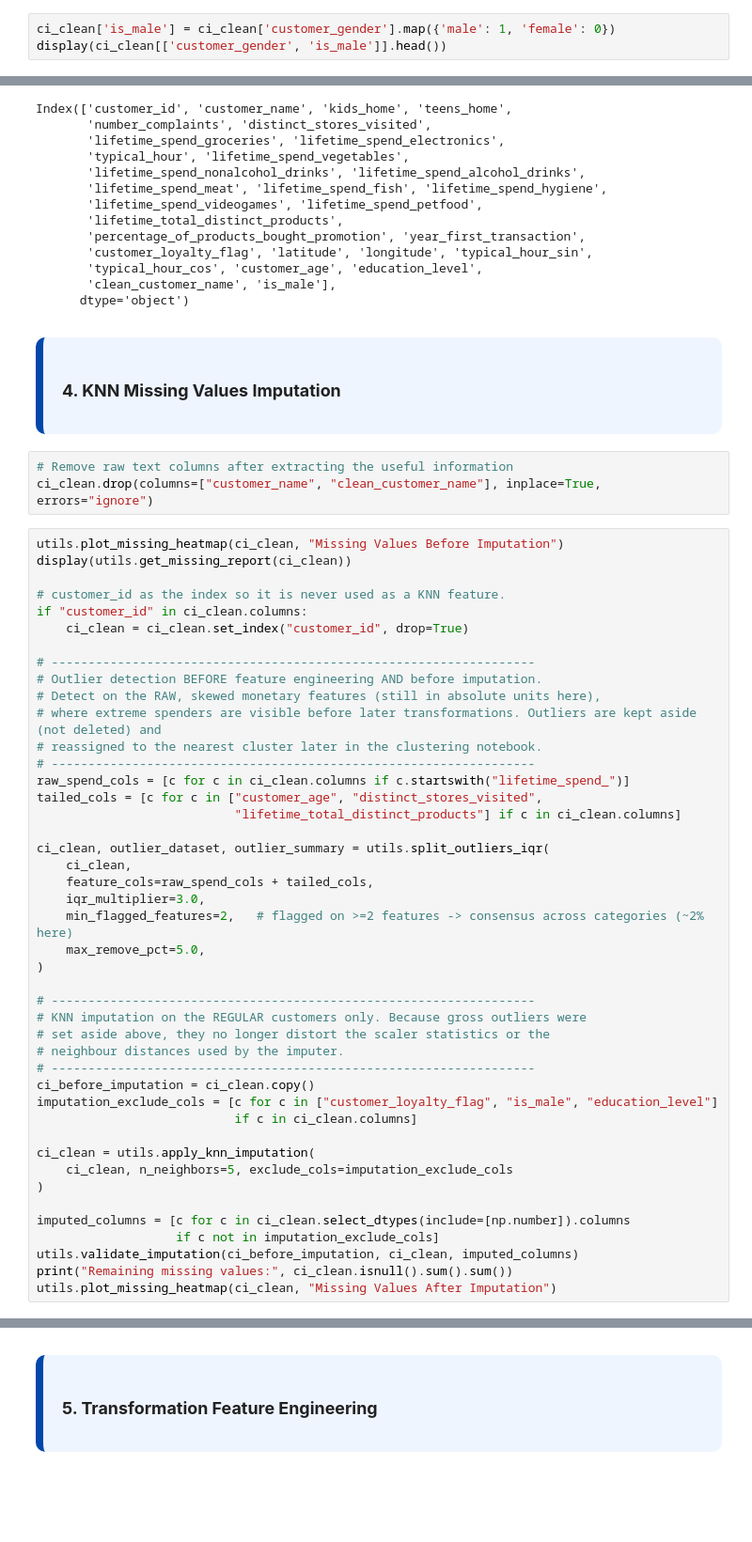
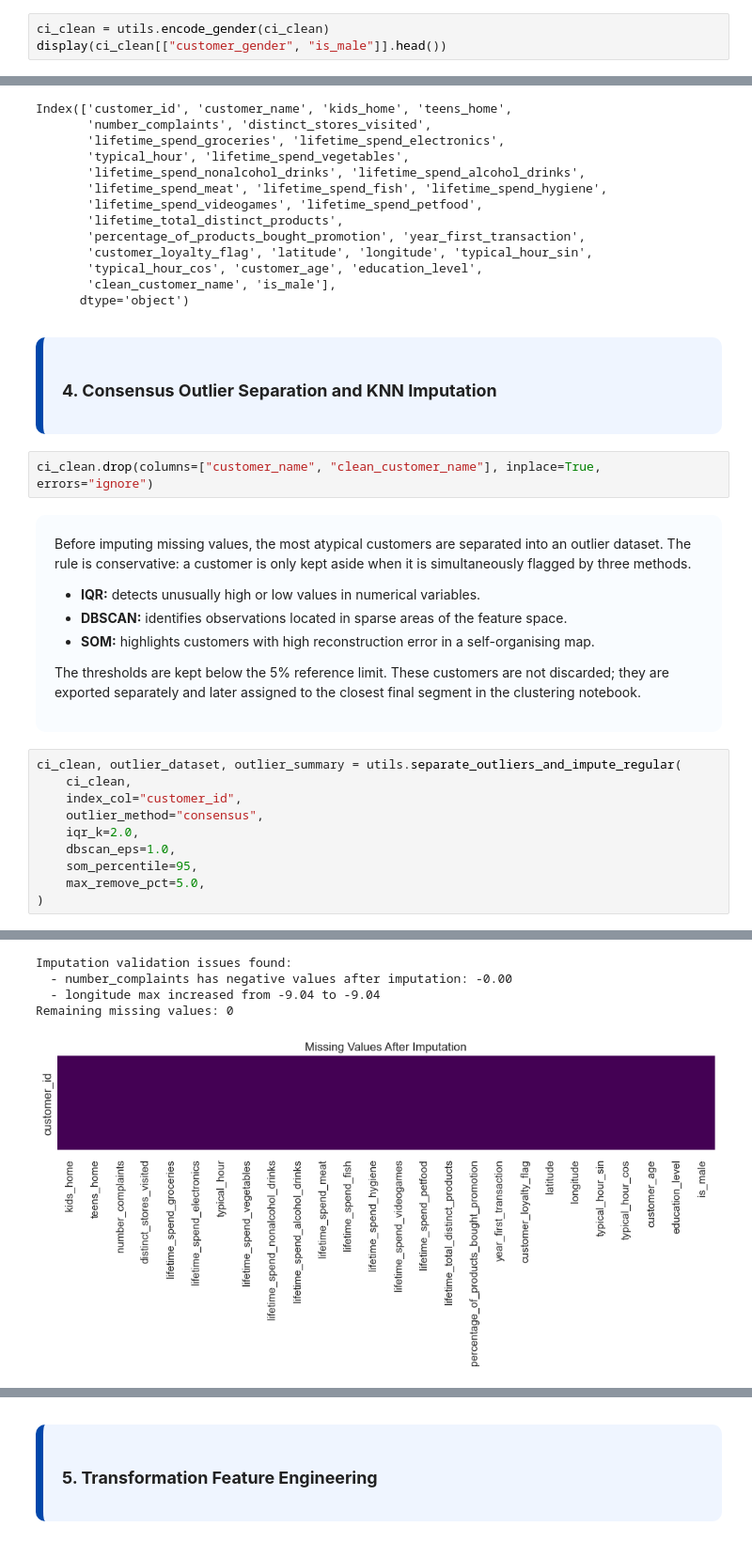
Before and after one commit to CarlotaMarto/CostumerSegP_MLII, a Jupyter notebook: preprocessing/01_eda_preprocessing.ipynb, the cells around one changed output, grey strips where cells are left out. Shown at 94% size. Cells and saved outputs as stored; diff of their text form; blank space fills up the shorter version.

```diff
--- a/preprocessing/01_eda_preprocessing.ipynb
+++ b/preprocessing/01_eda_preprocessing.ipynb
@@ -860,8 +747,8 @@ Name: count, dtype: int64
 | 3 | John Kelling | John Kelling | 12 |
 | 4 | Arthur Dematteo | Arthur Dematteo | 12 |
 # %%
-ci_clean['is_male'] = ci_clean['customer_gender'].map({'male': 1, 'female': 0})
-display(ci_clean[['customer_gender', 'is_male']].head())
+ci_clean = utils.encode_gender(ci_clean)
+display(ci_clean[["customer_gender", "is_male"]].head())
 # %% [output]
 |  | customer_gender | is_male |
 | 0 | female | 0 |
@@ -921,56 +808,33 @@ Index(['customer_id', 'customer_name', 'kids_home', 'teens_home',
        'clean_customer_name', 'is_male'],
       dtype='object')
 # %% [markdown]
-<a id="section-4-missing-values-imputation"></a>
+<a id="section-4-outlier-separation-and-imputation"></a>
 <div style="background-color:#EFF5FF; padding:20px; border-radius:10px; border-left:8px solid #0047AB;">
-<h3><b>4. KNN Missing Values Imputation</b></h3>
+<h3><b>4. Consensus Outlier Separation and KNN Imputation</b></h3>
 </div>
 # %%
-# Remove raw text columns after extracting the useful information
 ci_clean.drop(columns=["customer_name", "clean_customer_name"], inplace=True, errors="ignore")
+# %% [markdown]
+<div style="background-color:#F9FCFF; padding:20px; border-radius:10px;">
+
+Before imputing missing values, the most atypical customers are separated into an outlier dataset. The rule is conservative: a customer is only kept aside when it is simultaneously flagged by three methods.
+
+* <b>IQR:</b> detects unusually high or low values in numerical variables.
+* <b>DBSCAN:</b> identifies observations located in sparse areas of the feature space.
+* <b>SOM:</b> highlights customers with high reconstruction error in a self-organising map.
+
+The thresholds are kept below the 5% reference limit. These customers are not discarded; they are exported separately and later assigned to the closest final segment in the clustering notebook.
+
+</div>
 # %%
-utils.plot_missing_heatmap(ci_clean, "Missing Values Before Imputation")
-display(utils.get_missing_report(ci_clean))
-
-# customer_id as the index so it is never used as a KNN feature.
-if "customer_id" in ci_clean.columns:
-    ci_clean = ci_clean.set_index("customer_id", drop=True)
-
-# ------------------------------------------------------------------
-# Outlier detection BEFORE feature engineering AND before imputation.
-# Detect on the RAW, skewed monetary features (still in absolute units here),
-# where extreme spenders are visible before later transformations. Outliers are kept aside (not deleted) and
-# reassigned to the nearest cluster later in the clustering notebook.
-# ------------------------------------------------------------------
-raw_spend_cols = [c for c in ci_clean.columns if c.startswith("lifetime_spend_")]
-tailed_cols = [c for c in ["customer_age", "distinct_stores_visited",
-                           "lifetime_total_distinct_products"] if c in ci_clean.columns]
-
-ci_clean, outlier_dataset, outlier_summary = utils.split_outliers_iqr(
+ci_clean, outlier_dataset, outlier_summary = utils.separate_outliers_and_impute_regular(
     ci_clean,
-    feature_cols=raw_spend_cols + tailed_cols,
-    iqr_multiplier=3.0,
-    min_flagged_features=2,   # flagged on >=2 features -> consensus across categories (~2% here)
+    index_col="customer_id",
+    outlier_method="consensus",
+    iqr_k=2.0,
+    dbscan_eps=1.0,
+    som_percentile=95,
     max_remove_pct=5.0,
 )
-
-# ------------------------------------------------------------------
-# KNN imputation on the REGULAR customers only. Because gross outliers were
-# set aside above, they no longer distort the scaler statistics or the
-# neighbour distances used by the imputer.
-# ------------------------------------------------------------------
-ci_before_imputation = ci_clean.copy()
-imputation_exclude_cols = [c for c in ["customer_loyalty_flag", "is_male", "education_level"]
-                           if c in ci_clean.columns]
-
-ci_clean = utils.apply_knn_imputation(
-    ci_clean, n_neighbors=5, exclude_cols=imputation_exclude_cols
-)
-
-imputed_columns = [c for c in ci_clean.select_dtypes(include=[np.number]).columns
-                   if c not in imputation_exclude_cols]
-utils.validate_imputation(ci_before_imputation, ci_clean, imputed_columns)
-print("Remaining missing values:", ci_clean.isnull().sum().sum())
-utils.plot_missing_heatmap(ci_clean, "Missing Values After Imputation")
 # %% [output]
 [figure]
@@ -1012,3 +858,8 @@ Total preserved: 33,038
 [figure]
+Imputation validation issues found:
+  - number_complaints has negative values after imputation: -0.00
+  - longitude max increased from -9.04 to -9.04
+Remaining missing values: 0
+[figure, added]
 # %%
 to_int = [
```
Also changed, not shown: parts of 48 cells of this notebook, 11 other files.
